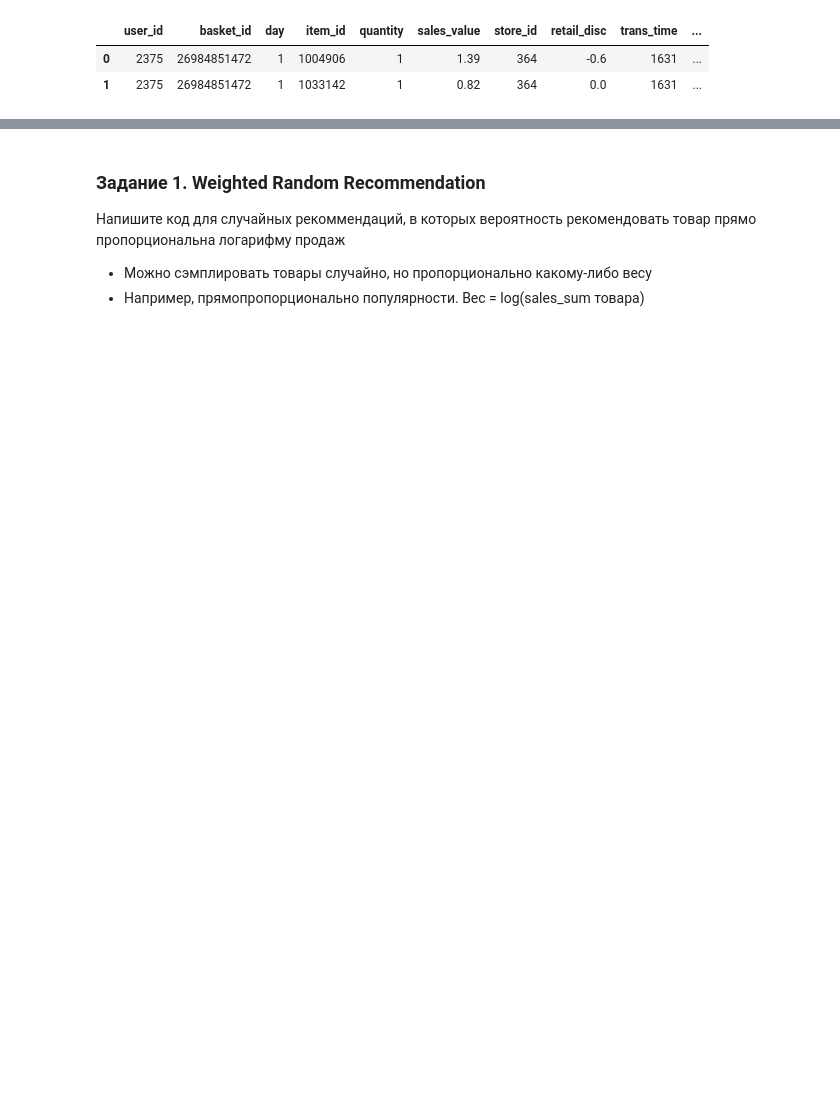
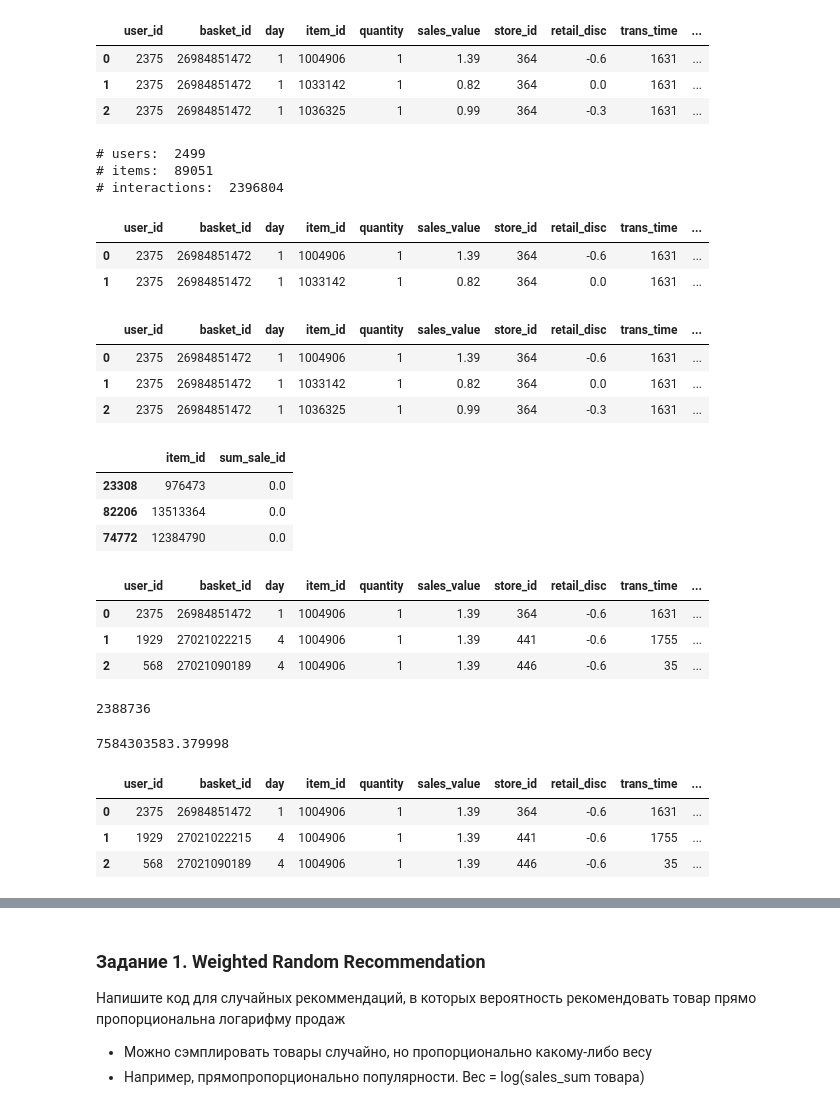
Before and after one commit to stavrtin/RecSys, a Jupyter notebook: hw_2.ipynb, the cells around one changed output, grey strips where cells are left out. Drawn from its saved outputs; the diff is of its cells as text; code cells hidden in the pictures; blank space fills up the shorter version.

```diff
--- a/hw_2.ipynb
+++ b/hw_2.ipynb
@@ -18,7 +21,62 @@ from implicit.evaluation import precision_at_k, mean_average_precision_at_k, AUC
 # %%
-data = pd.read_csv('../data/retail_train.csv')
-data.head(2)
+data = pd.read_csv('./data/retail_train.csv')
+data.head(3)
 # %% [output]
 |  | user_id | basket_id | day | item_id | quantity | sales_value | store_id | retail_disc | trans_time | ... |
 | 0 | 2375 | 26984851472 | 1 | 1004906 | 1 | 1.39 | 364 | -0.6 | 1631 | ... |
 | 1 | 2375 | 26984851472 | 1 | 1033142 | 1 | 0.82 | 364 | 0.0 | 1631 | ... |
+| 2 | 2375 | 26984851472 | 1 | 1036325 | 1 | 0.99 | 364 | -0.3 | 1631 | ... |
+# %%
+users, items, interactions = data.user_id.nunique(), data.item_id.nunique(), data.shape[0]
+
+print('# users: ', users)
+print('# items: ', items)
+print('# interactions: ', interactions)
+# %% [output]
+# users:  2499
+# items:  89051
+# interactions:  2396804
+# %%
+data_2 = data.copy()
+data_2.head(2)
+# %% [output]
+|  | user_id | basket_id | day | item_id | quantity | sales_value | store_id | retail_disc | trans_time | ... |
+| 0 | 2375 | 26984851472 | 1 | 1004906 | 1 | 1.39 | 364 | -0.6 | 1631 | ... |
+| 1 | 2375 | 26984851472 | 1 | 1033142 | 1 | 0.82 | 364 | 0.0 | 1631 | ... |
+# %%
+# найдем продажи по строкам
+data_2['sale_multy'] = data_2['quantity'] * data_2['sales_value']
+data_2.head(3)
+# %% [output]
+|  | user_id | basket_id | day | item_id | quantity | sales_value | store_id | retail_disc | trans_time | ... |
+| 0 | 2375 | 26984851472 | 1 | 1004906 | 1 | 1.39 | 364 | -0.6 | 1631 | ... |
+| 1 | 2375 | 26984851472 | 1 | 1033142 | 1 | 0.82 | 364 | 0.0 | 1631 | ... |
+| 2 | 2375 | 26984851472 | 1 | 1036325 | 1 | 0.99 | 364 | -0.3 | 1631 | ... |
+# %%
+# Найдем ПРОДАЖИ по каждому item_id
+# Группируем по item_id и суммируем продажи по каждому item_id
+df_sum_id_sales = data_2.groupby('item_id')['sale_multy'].agg(sum).reset_index()
+df_sum_id_sales.rename(columns={'sale_multy': 'sum_sale_id'}, inplace=True)
+df_sum_id_sales.sort_values('sum_sale_id').head(3)
+# %% [output]
+|  | item_id | sum_sale_id |
+| 23308 | 976473 | 0.0 |
+| 82206 | 13513364 | 0.0 |
+| 74772 | 12384790 | 0.0 |
+# %%
+# Присоединим колонку продаж к нашим данным
+
+data_2 = data_2.merge(df_sum_id_sales, on=['item_id'])
+data_2.head(3)
+# %% [output]
+|  | user_id | basket_id | day | item_id | quantity | sales_value | store_id | retail_disc | trans_time | ... |
+| 0 | 2375 | 26984851472 | 1 | 1004906 | 1 | 1.39 | 364 | -0.6 | 1631 | ... |
+| 1 | 1929 | 27021022215 | 4 | 1004906 | 1 | 1.39 | 441 | -0.6 | 1755 | ... |
+| 2 | 568 | 27021090189 | 4 | 1004906 | 1 | 1.39 | 446 | -0.6 | 35 | ... |
+# %%
+# Выкинем нулевые item (не было покупок)
+
+data_2 = data_2.loc[data_2.sum_sale_id != 0]
+data_2.shape[0]
+# %% [output]
+2388736
@@ -24,0 +87,16 @@ data.head(2)
+# %%
+# общая сумма проданых товаров (знаменатель для вычисления весов)
+sum_sales_value = df_sum_id_sales['sum_sale_id'].sum()
+sum_sales_value
+# %% [output]
+7584303583.379998
+# %%
+# Просчитаем колонку ВЕСОВ для каждого item
+
+data_2['weight_sale'] = data_2['sum_sale_id'] /  sum_sales_value
+data_2.head(3)
+# %% [output]
+|  | user_id | basket_id | day | item_id | quantity | sales_value | store_id | retail_disc | trans_time | ... |
+| 0 | 2375 | 26984851472 | 1 | 1004906 | 1 | 1.39 | 364 | -0.6 | 1631 | ... |
+| 1 | 1929 | 27021022215 | 4 | 1004906 | 1 | 1.39 | 441 | -0.6 | 1755 | ... |
+| 2 | 568 | 27021090189 | 4 | 1004906 | 1 | 1.39 | 446 | -0.6 | 35 | ... |
```
Also changed, not shown: parts of 28 cells of this notebook.
